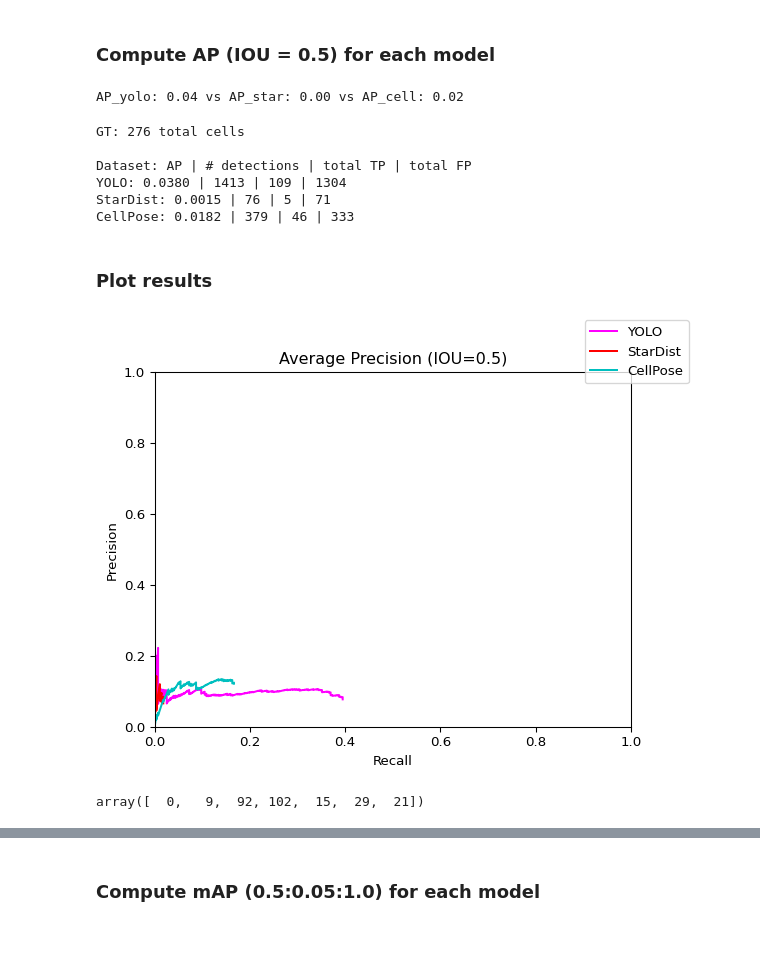
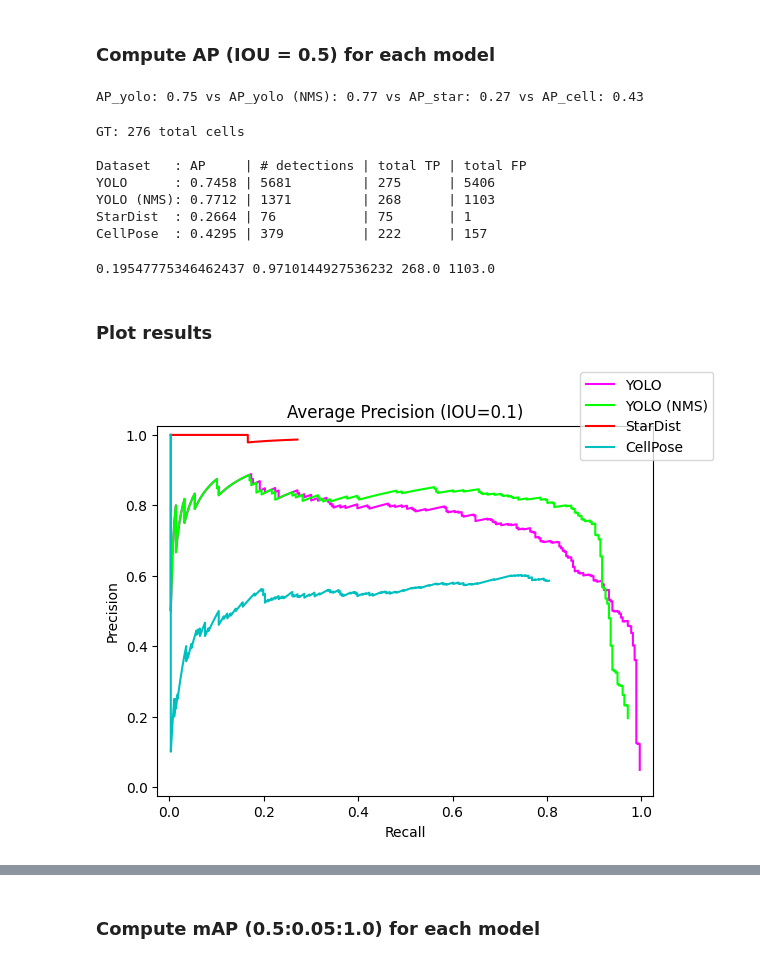
Before and after one commit to twardlab/yolo_model, a Jupyter notebook: docs/notebooks/gt_ap.ipynb, the cells around one changed output, grey strips where cells are left out. Cells and saved outputs as stored; diff of their text form; code cells hidden in the pictures; blank space fills up the shorter version.

```diff
--- a/docs/notebooks/gt_ap.ipynb
+++ b/docs/notebooks/gt_ap.ipynb
@@ -348,9 +354,12 @@ Annotated area size: (64, 64, 64)
 start = time.time()
 outdir_slices = '/ifshome/abenneck/docs_public/misc_outputs/gt_data/slices'
 outdir_cube = '/ifshome/abenneck/docs_public/misc_outputs/gt_data/cube'
-apply_2D_yolo_to_slices(img_path, model_path, outdir_slices, verbose = False)
-yolo_out = stitch_slices_into_cube(os.path.join(outdir_slices,'ax0'), os.path.join(outdir_slices,'ax1'), os.path.join(outdir_slices,'ax2'), outdir_cube)
-yolo_nms = NMS(yolo_out)
+# apply_2D_yolo_to_slices(img_path, model_path, outdir_slices, verbose = False)
+# yolo_out = stitch_slices_into_cube(os.path.join(outdir_slices,'ax0'), os.path.join(outdir_slices,'ax1'), os.path.join(outdir_slices,'ax2'), outdir_cube)
+yolo_out = np.load(os.path.join(outdir_cube,'i0000_j0000_k0000_d256_Ex_488_Em_525.npy'))
+conf_thresh=1e-3
+nms_thresh=0.3
+yolo_nms = NMS(yolo_out, conf_thresh = conf_thresh, nms_thresh = nms_thresh)
 print(f'Finished applying YOLO model in {time.time() - start:.2f}s')
 
 # Apply Stardist
@@ -817,20 +874,23 @@ fig.set_size_inches(9,6)
 # NOTE: Each element of the 'performance' object contains a list of values defined as follows:
 # [idx, best_gt_iou_idx, pred_conf, best_gt_iou, TP, FP, total_TP, total_FP, precision, recall]
 
-iou_thresh = 0.5
+iou_thresh = 0.1
 
 # Convert to relative units (YOLO and GT are in units of the original img, but Star and Cell are in units of the segmented, upsampled annotated region
 gt_bb_adjusted = convert_bb_units(gt_bb)
 
 # YOLO
-# yolo_bb = yolo_output_to_bb_list(yolo_out)
-# yolo_bb = yolo_output_to_bb_list(yolo_nms_filtered)
-# yolo_bb_adjusted = convert_bb_units(yolo_bb)
-# AP_yolo, perf_yolo = get_AP(gt_bb_adjusted, yolo_bb_adjusted, iou_thresh = iou_thresh, verbose = True)
+yolo_bb = yolo_output_to_bb_list(yolo_out)
+yolo_bb_adjusted = convert_bb_units(yolo_bb)
+yolo_bb_final = trim_bb(yolo_bb_adjusted)
+yolo_bb_final = remove_low_conf_bb(yolo_bb_final)
+AP_yolo, perf_yolo = get_AP(gt_bb_adjusted, yolo_bb_final, iou_thresh = iou_thresh, verbose = True)
 
-yolo_nms_filtered = remove_low_conf_bb(yolo_nms)
-yolo_bb_adjusted = convert_bb_units(yolo_nms_filtered)
-AP_yolo, perf_yolo = get_AP(gt_bb_adjusted, yolo_bb_adjusted, iou_thresh = iou_thresh, verbose = True)
+yolo_bb_nms = yolo_output_to_bb_list(yolo_nms)
+yolo_bb_nms_adjusted = convert_bb_units(yolo_bb_nms)
+yolo_bb_nms_final = trim_bb(yolo_bb_nms_adjusted)
+yolo_bb_nms_final = remove_low_conf_bb(yolo_bb_nms_final)
+AP_yolo_nms, perf_yolo_nms = get_AP(gt_bb_adjusted, yolo_bb_nms_final, iou_thresh = iou_thresh, verbose = True)
 
 # Stardist
 star_bb = stardist_to_bb_list(stardist_raw_outputs, mode = '3D')
@@ -840,55 +900,57 @@ AP_star, perf_star = get_AP(gt_bb_adjusted, star_bb, conf_idx = -1, iou_thresh =
 cell_bb = cellpose_to_bb_list(masks_stitched)
 AP_cell, perf_cell = get_AP(gt_bb_adjusted, cell_bb, conf_idx = -1, iou_thresh = iou_thresh, verbose = True)
 
-print(f'AP_yolo: {AP_yolo:.2f} vs AP_star: {AP_star:.2f} vs AP_cell: {AP_cell:.2f} ')
+print(f'AP_yolo: {AP_yolo:.2f} vs AP_yolo (NMS): {AP_yolo_nms:.2f} vs AP_star: {AP_star:.2f} vs AP_cell: {AP_cell:.2f} ')
 # %% [output]
-AP_yolo: 0.04 vs AP_star: 0.00 vs AP_cell: 0.02
+AP_yolo: 0.75 vs AP_yolo (NMS): 0.77 vs AP_star: 0.27 vs AP_cell: 0.43
 # %%
+# num_yolo = len(yolo_bb_final)
+# print(num_yolo)
+
+# num_yolo_nms = len(np.where(yolo_bb_nms[:,-4] > 0)[0])
+# print(num_yolo_nms)
+
 print(f'GT: {len(gt_bb_adjusted)} total cells')
 print()
-print('Dataset: AP | # detections | total TP | total FP ')
-print(f'YOLO: {AP_yolo:.4f} | {len(yolo_bb_adjusted)} | {perf_yolo[-1,-4].astype(int)} | {perf_yolo[-1,-3].astype(int)}')
-print(f'StarDist: {AP_star:.4f} | {len(star_bb)} | {perf_star[-1,-4].astype(int)} | {perf_star[-1,-3].astype(int)}')
-print(f'CellPose: {AP_cell:.4f} | {len(cell_bb)} | {perf_cell[-1,-4].astype(int)} | {perf_cell[-1,-3].astype(int)}')
+print(f'{"Dataset":<10}: {"AP":<6} | # detections | total TP | total FP ')
+print(f'{"YOLO":<10}: {AP_yolo:.4f} | {len(yolo_bb_final)} {"|":>9} {perf_yolo[-1,-4].astype(int)} {"|":>6} {perf_yolo[-1,-3].astype(int)}')
+print(f'{"YOLO (NMS)":<10}: {AP_yolo_nms:.4f} | {len(yolo_bb_nms_final)} {"|":>9} {perf_yolo_nms[-1,-4].astype(int)} {"|":>6} {perf_yolo_nms[-1,-3].astype(int)}')
+print(f'{"StarDist":<10}: {AP_star:.4f} | {len(star_bb)} {"|":>11} {perf_star[-1,-4].astype(int)} {"|":>7} {perf_star[-1,-3].astype(int)}')
+print(f'{"CellPose":<10}: {AP_cell:.4f} | {len(cell_bb)} {"|":>10} {perf_cell[-1,-4].astype(int)} {"|":>6} {perf_cell[-1,-3].astype(int)}')
 # %% [output]
 GT: 276 total cells
 
-Dataset: AP | # detections | total TP | total FP
-YOLO: 0.0380 | 1413 | 109 | 1304
-StarDist: 0.0015 | 76 | 5 | 71
-CellPose: 0.0182 | 379 | 46 | 333
+Dataset   : AP     | # detections | total TP | total FP
+YOLO      : 0.7458 | 5681         | 275      | 5406
+YOLO (NMS): 0.7712 | 1371         | 268      | 1103
+StarDist  : 0.2664 | 76           | 75       | 1
+CellPose  : 0.4295 | 379          | 222      | 157
+# %%
+# Final (P, R, TP, FP)
+print(perf_yolo_nms[-1,-2], perf_yolo_nms[-1,-1], perf_yolo_nms[-1,-4], perf_yolo_nms[-1,-3])
+# %% [output]
+0.19547775346462437 0.9710144927536232 268.0 1103.0
 # %% [markdown]
 ### Plot results
 # %%
 fig, ax = plt.subplots()
 ax.plot(perf_yolo[:,-1], perf_yolo[:,-2], color='magenta', label='YOLO')
+ax.plot(perf_yolo_nms[:,-1], perf_yolo_nms[:,-2], color='lime', label='YOLO (NMS)')
 ax.plot(perf_star[:,-1], perf_star[:,-2], color='red', label='StarDist')
 ax.plot(perf_cell[:,-1], perf_cell[:,-2], color='c', label='CellPose')
 
 ax.set_xlabel('Recall')
 ax.set_ylabel('Precision')
 ax.set_title(f'Average Precision (IOU={iou_thresh})')
-ax.set_xlim([0,1])
-ax.set_ylim([0,1])
+ax.set_xlim([-0.025,1.025])
+ax.set_ylim([-0.025,1.025])
 
 _ = fig.legend()
 
 # for bb in performance:
 #     # If the bbox was a TP, plot it
 #     if bb[3] == 1:
 #         # print('Added point')
 #         ax.scatter(bb[-1], bb[-2], color = 'green', linewidth = 0.5)
 # %% [output]
-[figure, old version]
+[figure, new version]
-# %%
-# [idx, best_gt_iou_idx, pred_conf, best_gt_iou, TP, FP, total_TP, total_FP, precision, recall]
-
-# for elem in perf_star:
-#     print(elem)
-
-# for elem in star_bb:
-#     print(elem)
-
-cell_bb[20]
-# %% [output]
-array([  0,   9,  92, 102,  15,  29,  21])
```
Also changed, not shown: parts of 13 cells of this notebook, 5 other files.
